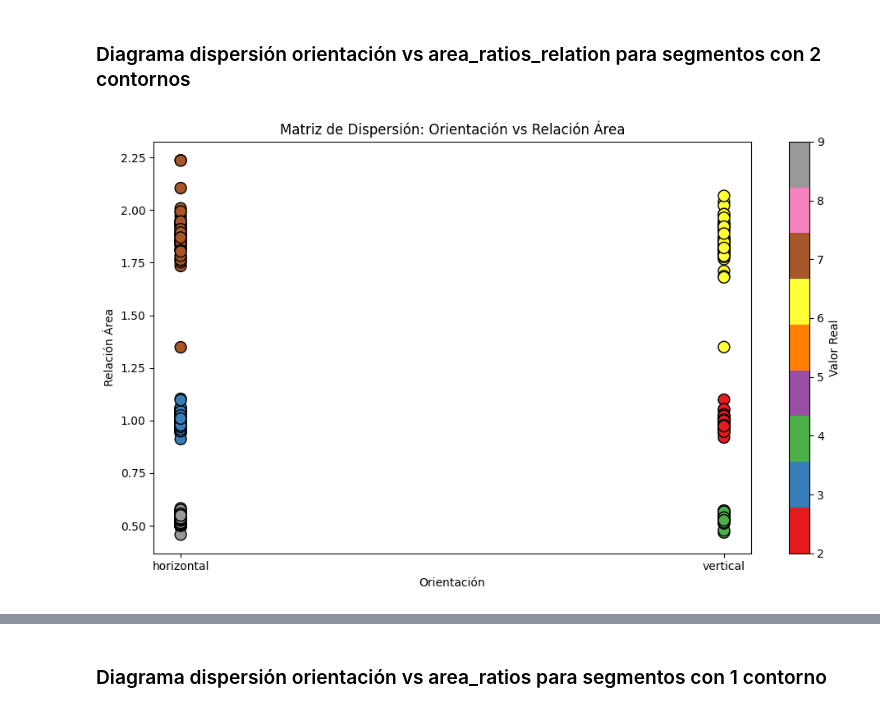
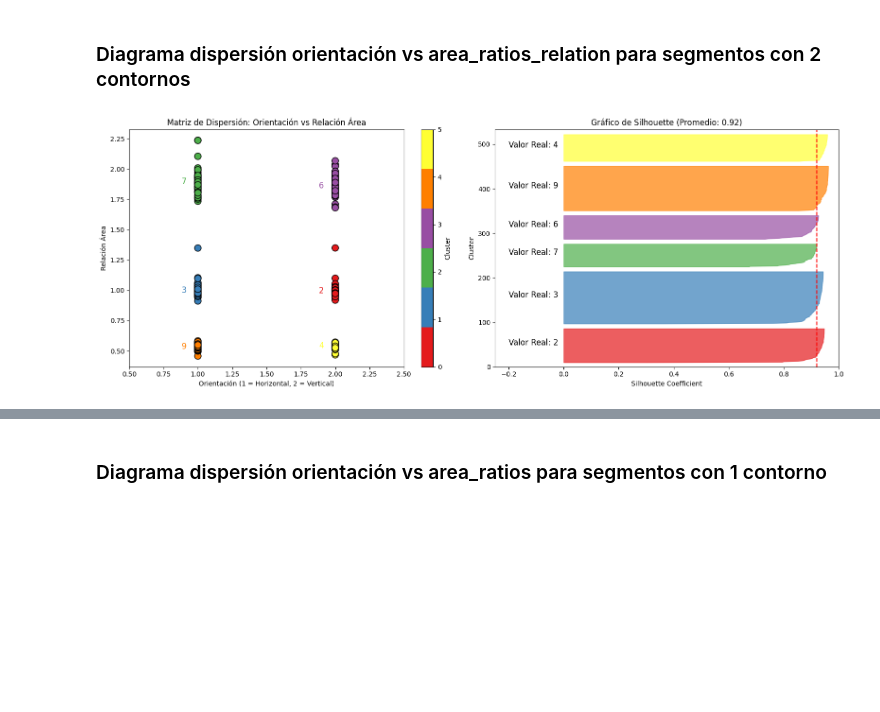
Before and after one commit to miguelable/PSM_OpenCV, a Jupyter notebook: clasificacion_lotes.ipynb, the cells around one changed output, grey strips where cells are left out. Drawn from its saved outputs; the diff is of its cells as text; code cells hidden in the pictures; blank space fills up the shorter version.

Commit message:
diagramas de carga y siluetas

```diff
--- a/clasificacion_lotes.ipynb
+++ b/clasificacion_lotes.ipynb
@@ -469,51 +469,104 @@ display(df)
 # %% [markdown]
 ### Diagrama dispersión orientación vs area_ratios_relation para segmentos con 2 contornos
 # %%
+import matplotlib.pyplot as plt
+import numpy as np
+import seaborn as sns
+from sklearn.cluster import KMeans
+from sklearn.metrics import silhouette_samples, silhouette_score
+from matplotlib.colors import ListedColormap
+
 # Crear listas para almacenar las orientaciones, relaciones de área y valores reales
 orientaciones = []
 relaciones_area = []
 valores_reales = []
 
 # Extraer los datos
 for image_idx, segment_info in enumerate(new_segment_info_global):
     for segment_idx, segment in enumerate(segment_info):
-        # Obtener la orientación y la relación de área
+        # Obtener la orientación
         orientacion = segment["orientation"][0] if segment["orientation"] else None
-        relacion_area = segment.get("area_ratios_relation", None)
 
-        # Obtener el valor real
-        valor_real = segment.get("valor_real", None)
+        # Solo procesar segmentos con dos contornos
+        if segment.get("num_contours", 0) == 2:
+            relacion_area = segment.get("area_ratios_relation", None)
 
-        # Si ambos datos son válidos, agregar a las listas
-        if orientacion is not None and relacion_area is not None and valor_real is not None:
-            orientaciones.append(orientacion)
-            relaciones_area.append(relacion_area)
-            valores_reales.append(valor_real)
+            # Obtener el valor real
+            valor_real = segment.get("valor_real", None)
+
+            # Si todos los datos son válidos, agregar a las listas
+            if orientacion is not None and relacion_area is not None and valor_real is not None:
+                orientaciones.append(orientacion)
+                relaciones_area.append(relacion_area)
+                valores_reales.append(valor_real)
 
 # Convertir a arrays de numpy para un manejo más fácil
 orientaciones = np.array(orientaciones)
 relaciones_area = np.array(relaciones_area)
 valores_reales = np.array(valores_reales)
 
-# Crear un mapa de colores basado en los valores reales (puedes elegir otro mapa si lo prefieres)
-cmap = sns.color_palette("Set1", as_cmap=True)  # "Set1" es un mapa de colores distintivos
+# Convertir las orientaciones a valores numéricos (1 para 'horizontal', 2 para 'vertical')
+orientaciones_num = np.array([1 if orientacion == 'horizontal' else 2 for orientacion in orientaciones])
 
-# Crear la figura y los ejes del gráfico
-plt.figure(figsize=(10, 6))
+# Aplicar KMeans al clustering en función de las orientaciones numéricas y relaciones de área
+kmeans = KMeans(n_clusters=len(np.unique(valores_reales)), random_state=42)
+clusters = kmeans.fit_predict(np.column_stack((orientaciones_num, relaciones_area)))
 
-# Crear el gráfico de dispersión
-scatter = plt.scatter(orientaciones, relaciones_area, c=valores_reales, cmap=cmap, s=100, edgecolors="k")
+# Crear un mapa de colores basado en los clusters
+cmap_clusters = ListedColormap(sns.color_palette("Set1", n_colors=len(np.unique(clusters))))
 
-# Añadir una barra de color
-plt.colorbar(scatter, label="Valor Real")
+# Crear un diccionario para mapear cada clúster a un valor_real
+cluster_to_value_real = {}
+for cluster_id in np.unique(clusters):
+    # Obtener el valor real más común dentro de cada clúster
+    value_real_for_cluster = np.unique(valores_reales[clusters == cluster_id])
+    cluster_to_value_real[cluster_id] = value_real_for_cluster[0]  # Suponiendo que cada clúster tiene un único valor real
 
-# Etiquetas y título
-plt.xlabel("Orientación")
-plt.ylabel("Relación Área")
-plt.title("Matriz de Dispersión: Orientación vs Relación Área")
+# Crear la figura y los ejes para ambos gráficos (dispersión y silhouette)
+fig, (ax1, ax2) = plt.subplots(1, 2, figsize=(16, 6))
 
-# Mostrar el gráfico
+# Gráfico de dispersión con los clusters coloreados
+scatter = ax1.scatter(orientaciones_num, relaciones_area, c=clusters, cmap=cmap_clusters, s=100, edgecolors="k")
+ax1.set_xlabel("Orientación (1 = Horizontal, 2 = Vertical)")
+ax1.set_ylabel("Relación Área")
+ax1.set_title("Matriz de Dispersión: Orientación vs Relación Área")
+ax1.set_xlim(0.5, 2.5)  # Limitar el eje X de 0.5 a 2.5
+fig.colorbar(scatter, ax=ax1, label="Cluster")
+
+# Añadir los valores reales como etiquetas a la izquierda de cada cluster
+for cluster_id, value_real in cluster_to_value_real.items():
+    ax1.text(np.mean(orientaciones_num[clusters == cluster_id]) - 0.1,  # Desplazamos el texto a la izquierda
+             np.mean(relaciones_area[clusters == cluster_id]),
+             str(value_real), color=cmap_clusters(cluster_id),
+             fontsize=12, ha='center', va='center')
+
+# Calcular la Silhouette para los clusters
+silhouette_vals = silhouette_samples(np.column_stack((orientaciones_num, relaciones_area)), clusters)
+silhouette_avg = silhouette_score(np.column_stack((orientaciones_num, relaciones_area)), clusters)
+
+# Gráfico de Silhouette
+ax2.set_xlim([-0.25, 1])  # Cambiar el límite del eje X para que vaya de -0.25 a 1
+ax2.set_ylim([0, len(orientaciones) + (len(np.unique(clusters)) + 1) * 10])
+
+y_lower = 10
+for i in np.unique(clusters):
+    cluster_silhouette_vals = silhouette_vals[clusters == i]
+    cluster_silhouette_vals.sort()
+
+    size_cluster = cluster_silhouette_vals.shape[0]
+    y_upper = y_lower + size_cluster
+
+    ax2.fill_betweenx(np.arange(y_lower, y_upper), 0, cluster_silhouette_vals, facecolor=cmap_clusters(i), edgecolor=cmap_clusters(i), alpha=0.7)
+    ax2.text(-0.20, (y_lower + y_upper) / 2, f"Valor Real: {cluster_to_value_real[i]}", color='black', fontsize=12)
+
+    y_lower = y_upper + 10
+
+ax2.axvline(x=silhouette_avg, color="red", linestyle="--")
+ax2.set_xlabel("Silhouette Coefficient")
+ax2.set_ylabel("Cluster")
+ax2.set_title(f"Gráfico de Silhouette (Promedio: {silhouette_avg:.2f})")
+
 plt.tight_layout()
 plt.show()
 # %% [output]
-[figure, old version]
+[figure, new version]
```
Also changed, not shown: parts of 7 cells of this notebook, 1 other file.
